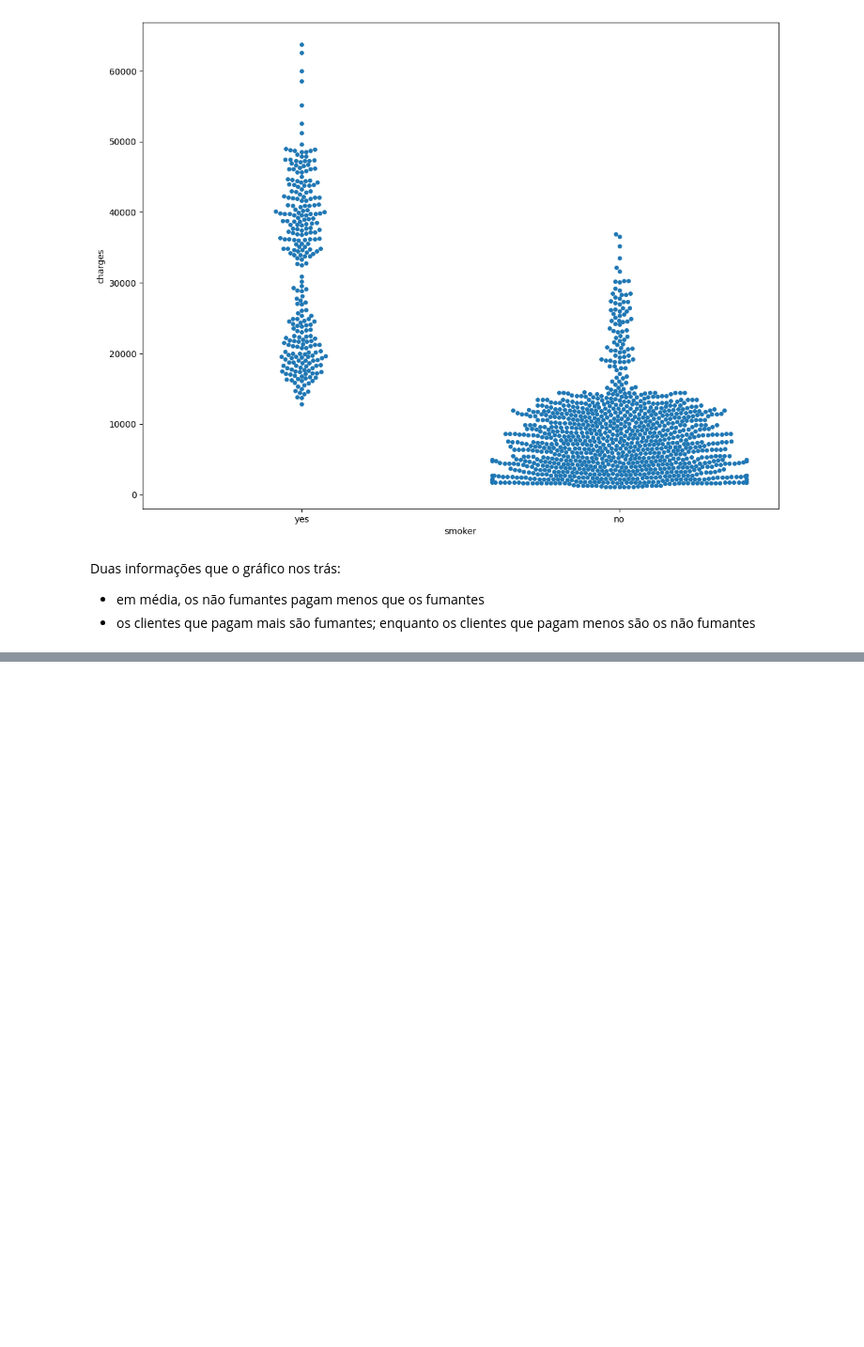
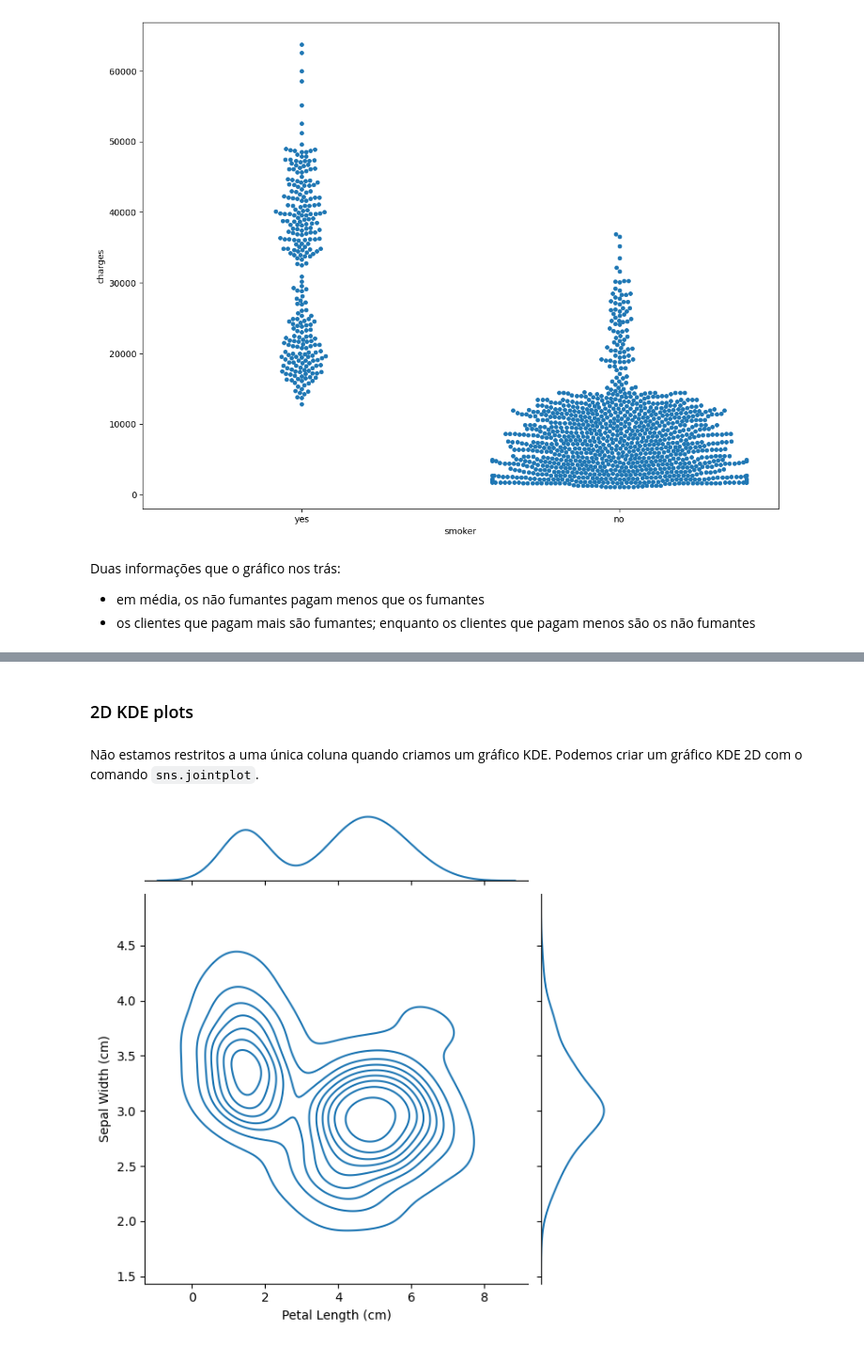
Before and after one commit to kawakami01/kaggle-courses, a Jupyter notebook: Data Visualization Course/kaggle-data-visualization-course.ipynb, the cells around one changed output, grey strips where cells are left out. Shown at 94% size. Saved outputs shown, nothing was run; the diff lists cells and outputs as text; code cells hidden in the pictures; blank space fills up the shorter version.

```diff
--- a/Data Visualization Course/kaggle-data-visualization-course.ipynb
+++ b/Data Visualization Course/kaggle-data-visualization-course.ipynb
@@ -262,0 +312,8 @@ Duas informações que o gráfico nos trás:
+# %% [markdown]
+### 2D KDE plots
+# %% [markdown]
+Não estamos restritos a uma única coluna quando criamos um gráfico KDE. Podemos criar um gráfico KDE 2D com o comando `sns.jointplot`.
+# %%
+sns.jointplot(x=iris_data['Petal Length (cm)'], y=iris_data['Sepal Width (cm)'], kind='kde');
+# %% [output]
+[figure, added]
```
Also changed, not shown: parts of 19 cells of this notebook, 2 other files.
